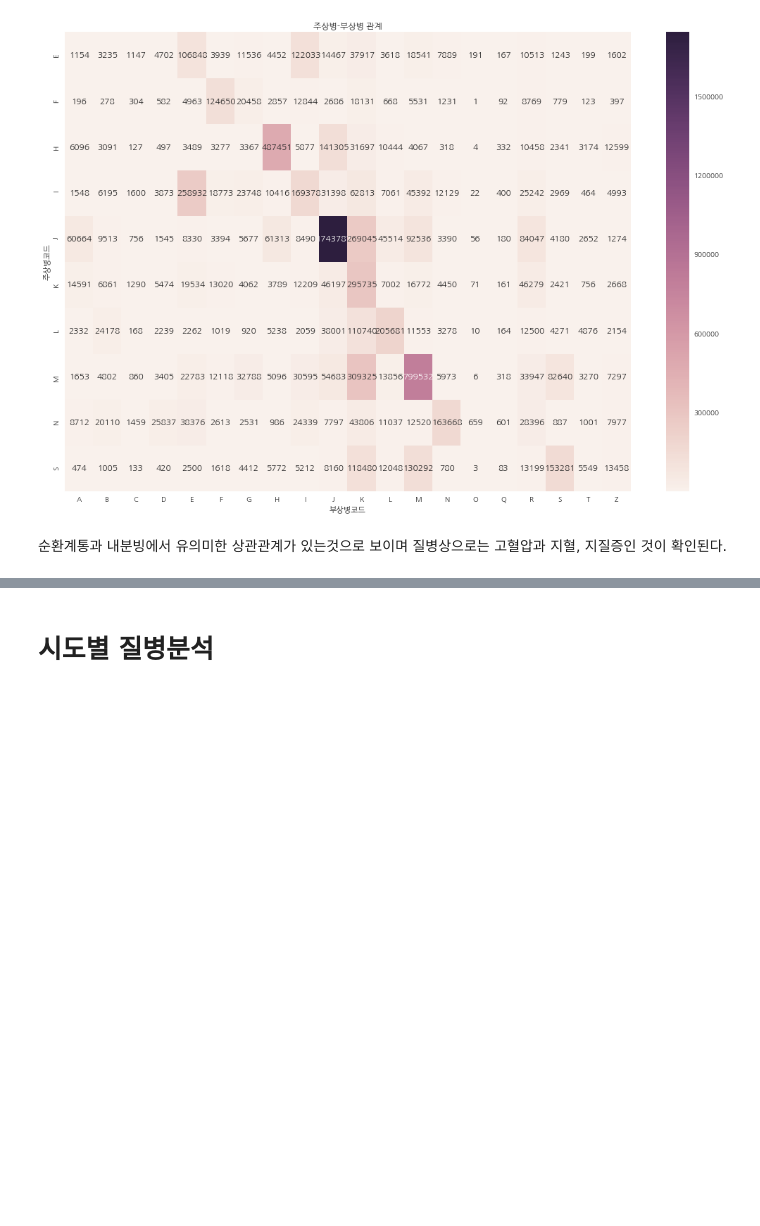
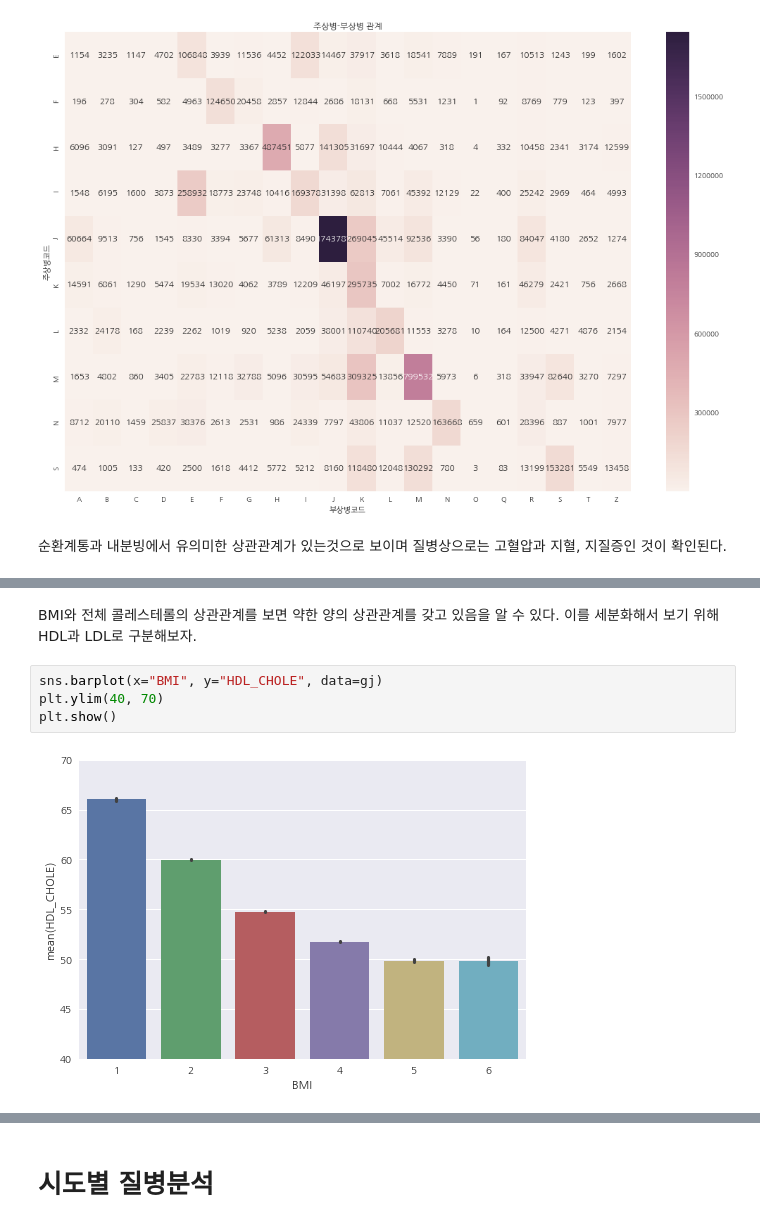
Before and after one commit to yolo0220/National_Health_Insurance_Sharing_Service_Project, a Jupyter notebook: Exploratory_Data_Analysis.ipynb, the cells around one changed output, grey strips where cells are left out. Cells and saved outputs as stored; diff of their text form; blank space fills up the shorter version.

```diff
--- a/Exploratory_Data_Analysis.ipynb
+++ b/Exploratory_Data_Analysis.ipynb
@@ -467,0 +482,8 @@ plt.show()
+# %% [markdown]
+BMI와 전체 콜레스테롤의 상관관계를 보면 약한 양의 상관관계를 갖고 있음을 알 수 있다. 이를 세분화해서 보기 위해 HDL과 LDL로 구분해보자.
+# %%
+sns.barplot(x="BMI", y="HDL_CHOLE", data=gj)
+plt.ylim(40, 70)
+plt.show()
+# %% [output]
+[figure, added]
```
Also changed, not shown: parts of 19 cells of this notebook.
